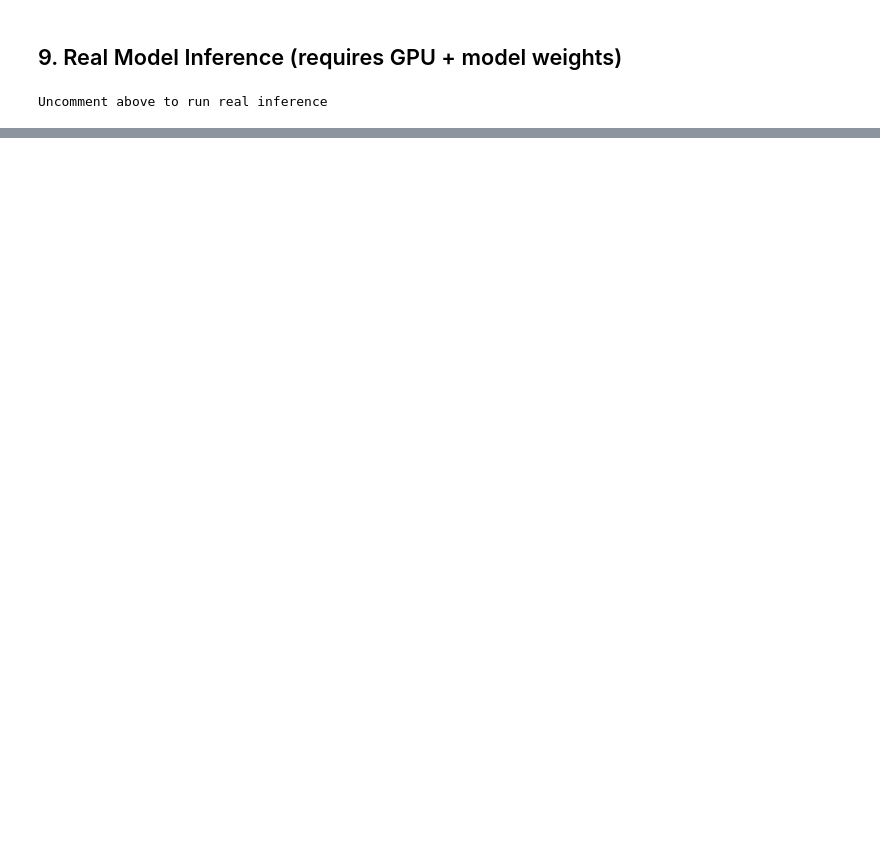
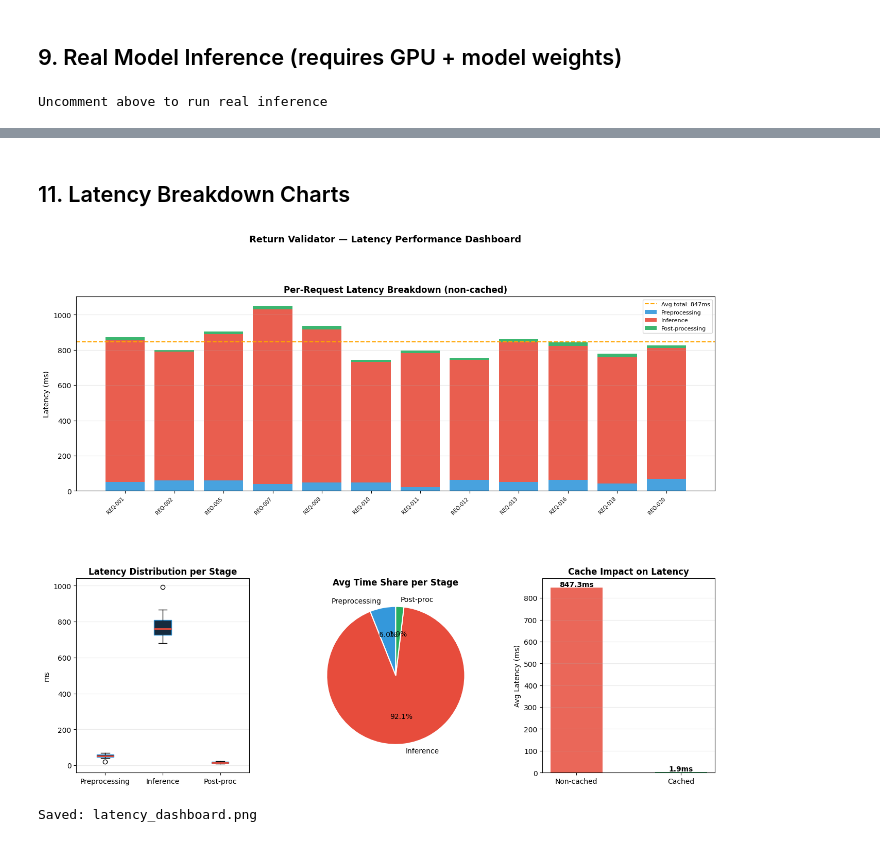
Before and after one commit to shantanubokey/ecom-return-validator, a Jupyter notebook: notebook.ipynb, the cells around one changed output, grey strips where cells are left out. Saved outputs shown, nothing was run; the diff lists cells and outputs as text; code cells hidden in the pictures; blank space fills up the shorter version.

Commit message:
Add latency tracking, cache manager, Streamlit UI, screenshots, performance scorecard — README updated with all visuals

```diff
--- a/notebook.ipynb
+++ b/notebook.ipynb
@@ -278,0 +331,73 @@ Uncomment above to run real inference
+# %% [markdown]
+## 11. Latency Breakdown Charts
+# %%
+records = [r for r in list(sim_tracker._history) if not r.cached]
+df_lat  = pd.DataFrame([{
+    'request':    r.request_id,
+    'preprocessing': r.preprocessing_ms,
+    'inference':     r.inference_ms,
+    'postprocessing':r.postprocessing_ms,
+    'total':         r.total_ms,
+} for r in records])
+
+fig = plt.figure(figsize=(16, 12))
+gs  = gridspec.GridSpec(2, 3, figure=fig, hspace=0.45, wspace=0.35)
+fig.suptitle('Return Validator — Latency Performance Dashboard', fontsize=13, fontweight='bold')
+
+# 1. Stacked bar — per-request breakdown
+ax1 = fig.add_subplot(gs[0, :])
+x   = range(len(df_lat))
+ax1.bar(x, df_lat['preprocessing'], label='Preprocessing', color='#3498db', alpha=0.9)
+ax1.bar(x, df_lat['inference'],     bottom=df_lat['preprocessing'],
+        label='Inference', color='#e74c3c', alpha=0.9)
+ax1.bar(x, df_lat['postprocessing'],
+        bottom=df_lat['preprocessing']+df_lat['inference'],
+        label='Post-processing', color='#27ae60', alpha=0.9)
+ax1.axhline(df_lat['total'].mean(), color='orange', ls='--', lw=1.5,
+            label=f'Avg total: {df_lat["total"].mean():.0f}ms')
+ax1.set_xticks(list(x))
+ax1.set_xticklabels(df_lat['request'], rotation=45, ha='right', fontsize=7)
+ax1.set_ylabel('Latency (ms)')
+ax1.set_title('Per-Request Latency Breakdown (non-cached)', fontweight='bold')
+ax1.legend(fontsize=8); ax1.grid(axis='y', alpha=0.25)
+
+# 2. Box plot — distribution per stage
+ax2 = fig.add_subplot(gs[1, 0])
+ax2.boxplot([df_lat['preprocessing'], df_lat['inference'], df_lat['postprocessing']],
+            labels=['Preprocessing', 'Inference', 'Post-proc'],
+            patch_artist=True,
+            boxprops=dict(facecolor='#162b3e', color='#3498db'),
+            medianprops=dict(color='#e74c3c', lw=2))
+ax2.set_ylabel('ms'); ax2.set_title('Latency Distribution per Stage', fontweight='bold')
+ax2.grid(axis='y', alpha=0.25)
+
+# 3. Pie — avg time share
+ax3 = fig.add_subplot(gs[1, 1])
+avgs = [df_lat['preprocessing'].mean(), df_lat['inference'].mean(),
+        df_lat['postprocessing'].mean()]
+ax3.pie(avgs, labels=['Preprocessing', 'Inference', 'Post-proc'],
+        colors=['#3498db', '#e74c3c', '#27ae60'],
+        autopct='%1.1f%%', startangle=90,
+        wedgeprops=dict(edgecolor='white', linewidth=1.5))
+ax3.set_title('Avg Time Share per Stage', fontweight='bold')
+
+# 4. Cache impact
+ax4 = fig.add_subplot(gs[1, 2])
+all_records = list(sim_tracker._history)
+cached_times = [r.total_ms for r in all_records if r.cached]
+non_cached   = [r.total_ms for r in all_records if not r.cached]
+ax4.bar(['Non-cached', 'Cached'],
+        [np.mean(non_cached), np.mean(cached_times)],
+        color=['#e74c3c', '#27ae60'], alpha=0.85, width=0.5)
+ax4.set_ylabel('Avg Latency (ms)')
+ax4.set_title('Cache Impact on Latency', fontweight='bold')
+for i, v in enumerate([np.mean(non_cached), np.mean(cached_times)]):
+    ax4.text(i, v + 5, f'{v:.1f}ms', ha='center', fontweight='bold', fontsize=10)
+ax4.grid(axis='y', alpha=0.25)
+
+plt.savefig('latency_dashboard.png', dpi=130, bbox_inches='tight')
+plt.show()
+print('Saved: latency_dashboard.png')
+# %% [output]
+[figure, added]
+Saved: latency_dashboard.png
```
Also changed, not shown: parts of 9 cells of this notebook, 16 other files.
